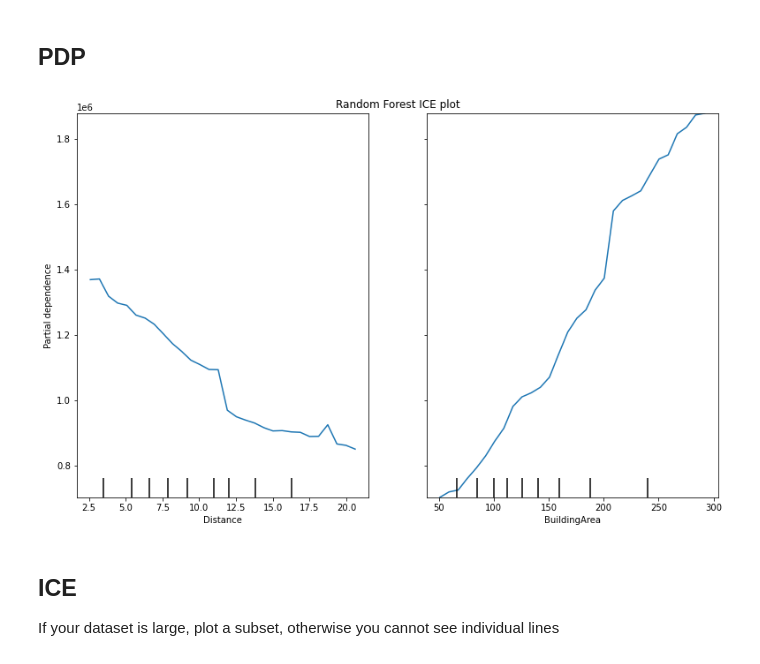
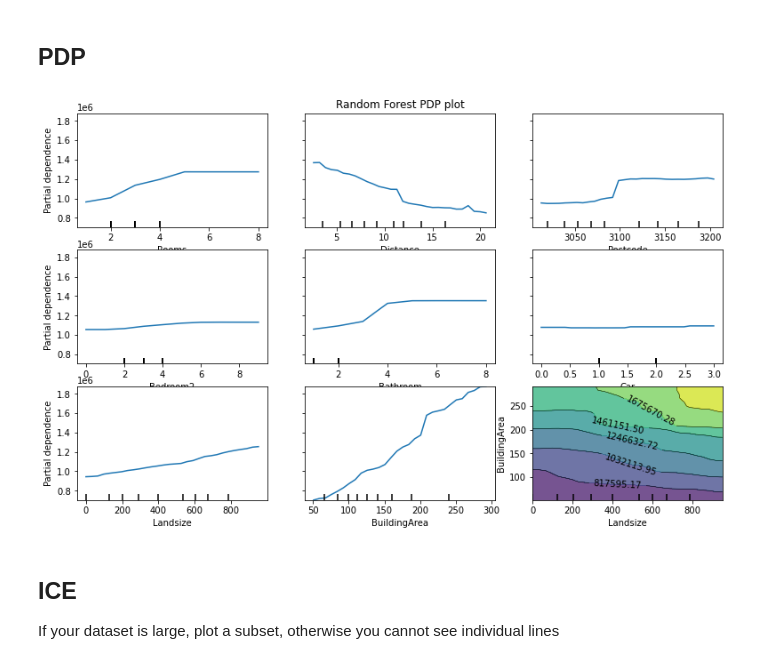
Before and after one commit to CNUClasses/DATA301_CODE, a Jupyter notebook: week_10/10_3_PDP_plots_ICE.ipynb, the cells around one changed output. Saved outputs shown, nothing was run; the diff lists cells and outputs as text; code cells hidden in the pictures.

```diff
--- a/week_10/10_3_PDP_plots_ICE.ipynb
+++ b/week_10/10_3_PDP_plots_ICE.ipynb
@@ -79,13 +80,13 @@ _=model.fit(X, y)
 # %%
 fig, ax = plt.subplots(figsize=(13, 8))
 ax.set_title("Random Forest PDP plot")
 my_plots = PartialDependenceDisplay.from_estimator(model,
-                                   features=[1,7],
+                                   features=[0,1,2,3,4,5,6,7,(6,7)],
                                    X=X,
                                    feature_names=cols_to_use,
                                    grid_resolution=30, ax=ax)
 # %% [output]
-[figure, old version]
+[figure, new version]
 # %%
 #If you need the raw values of the partial dependence function rather than the plots,
 #you can use the sklearn.inspection.partial_dependence function:
```
Also changed, not shown: parts of 6 cells of this notebook.
